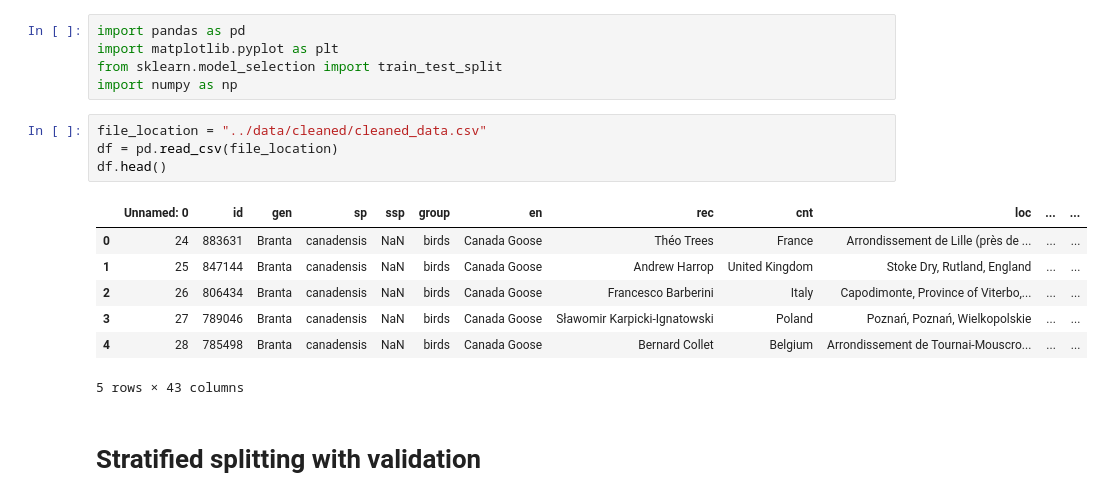
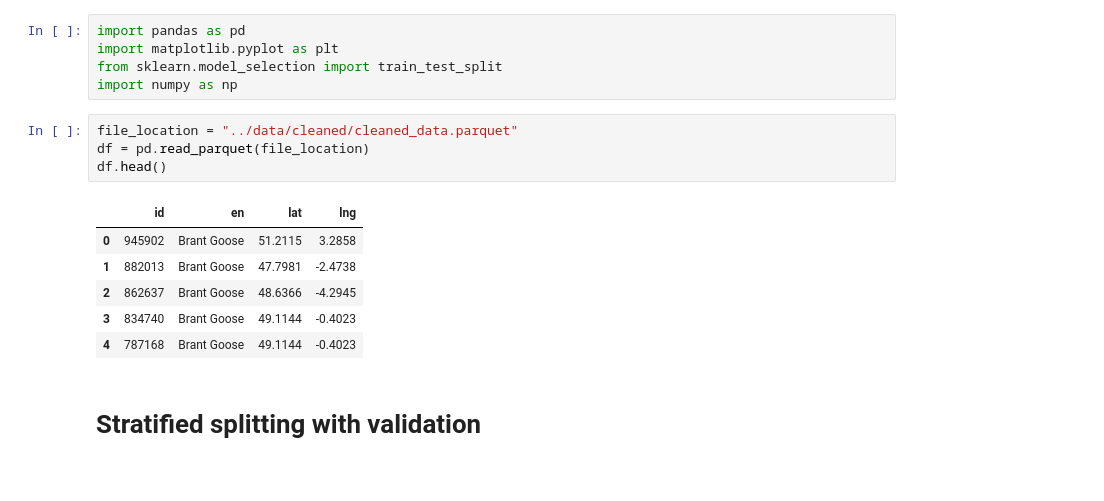
Before and after one commit to Davee02/HSLU.DSPRO1.BirdDetection, a Jupyter notebook: notebooks/04-data-splits.ipynb, the cells around one changed output. Saved outputs shown, nothing was run; the diff lists cells and outputs as text.

```diff
--- a/notebooks/04-data-splits.ipynb
+++ b/notebooks/04-data-splits.ipynb
@@ -30,17 +15,16 @@ import matplotlib.pyplot as plt
 from sklearn.model_selection import train_test_split
 import numpy as np
 # %%
-file_location = "../data/cleaned/cleaned_data.csv"
-df = pd.read_csv(file_location)
+file_location = "../data/cleaned/cleaned_data.parquet"
+df = pd.read_parquet(file_location)
 df.head()
 # %% [output]
-|  | Unnamed: 0 | id | gen | sp | ssp | group | en | rec | cnt | loc | ... | ... |
-| 0 | 24 | 883631 | Branta | canadensis | NaN | birds | Canada Goose | Théo Trees | France | Arrondissement de Lille (près de ... | ... | ... |
-| 1 | 25 | 847144 | Branta | canadensis | NaN | birds | Canada Goose | Andrew Harrop | United Kingdom | Stoke Dry, Rutland, England | ... | ... |
-| 2 | 26 | 806434 | Branta | canadensis | NaN | birds | Canada Goose | Francesco Barberini | Italy | Capodimonte, Province of Viterbo,... | ... | ... |
-| 3 | 27 | 789046 | Branta | canadensis | NaN | birds | Canada Goose | Sławomir Karpicki-Ignatowski | Poland | Poznań, Poznań, Wielkopolskie | ... | ... |
-| 4 | 28 | 785498 | Branta | canadensis | NaN | birds | Canada Goose | Bernard Collet | Belgium | Arrondissement de Tournai-Mouscro... | ... | ... |
+|  | id | en | lat | lng |
+| 0 | 945902 | Brant Goose | 51.2115 | 3.2858 |
+| 1 | 882013 | Brant Goose | 47.7981 | -2.4738 |
+| 2 | 862637 | Brant Goose | 48.6366 | -4.2945 |
+| 3 | 834740 | Brant Goose | 49.1144 | -0.4023 |
+| 4 | 787168 | Brant Goose | 49.1144 | -0.4023 |
-5 rows × 43 columns
 # %% [markdown]
 # Stratified splitting with validation
 # %% [markdown]
```
Also changed, not shown: parts of 5 cells of this notebook, 5 other files.
